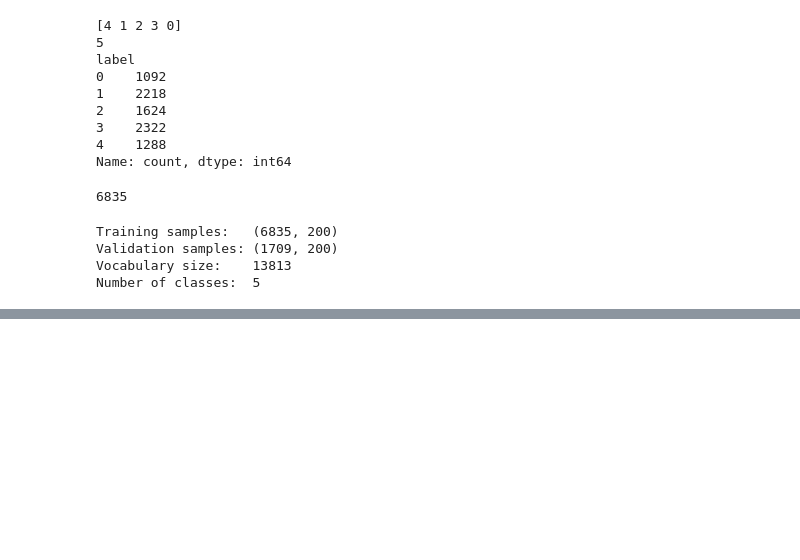
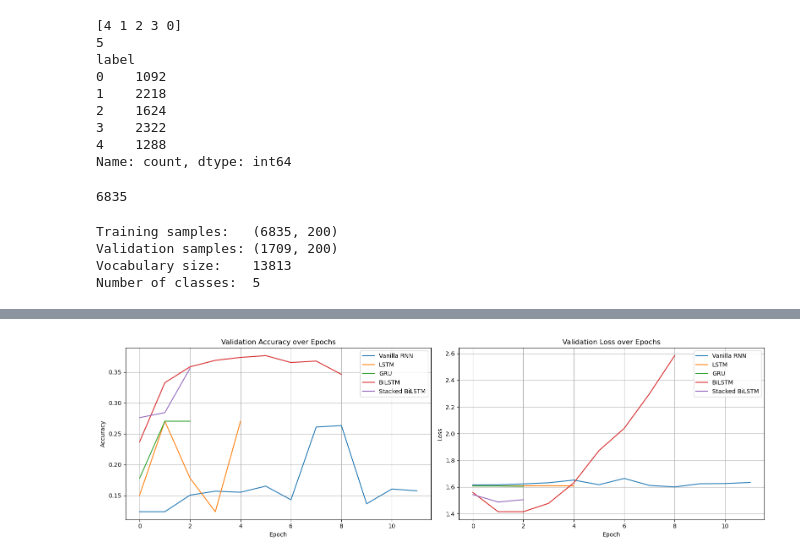
Before and after one commit to asianvader/cam-sentiment-analysis-and-text-classification, a Jupyter notebook: CAM_DS_301_Sentiment_analysis_and_text_classification_Activity_2_2_6.ipynb, the cells around one changed output, grey strips where cells are left out. Cells and saved outputs as stored; diff of their text form; code cells hidden in the pictures; blank space fills up the shorter version.

```diff
--- a/CAM_DS_301_Sentiment_analysis_and_text_classification_Activity_2_2_6.ipynb
+++ b/CAM_DS_301_Sentiment_analysis_and_text_classification_Activity_2_2_6.ipynb
@@ -316,0 +657,19 @@ Epoch 5/5
+# %%
+y_pred_rnn       = np.argmax(vanilla_rnn.predict(X_val_pad), axis=1)
+y_pred_lstm      = np.argmax(lstm_model.predict(X_val_pad), axis=1)
+y_pred_gru       = np.argmax(gru_model.predict(X_val_pad), axis=1)
+y_pred_bi        = np.argmax(bi_lstm.predict(X_val_pad), axis=1)
+y_pred_bi_stacked = np.argmax(stacked_bi_lstm.predict(X_val_pad), axis=1)
+
+models = {
+    'Vanilla RNN':        y_pred_rnn,
+    'LSTM':               y_pred_lstm,
+    'GRU':                y_pred_gru,
+    'BiLSTM':             y_pred_bi,
+    'Stacked BiLSTM':     y_pred_bi_stacked
+}
+
+for name, preds in models.items():
+    print(f"\n{'='*50}\n  {name}\n{'='*50}")
+    print(f"Accuracy: {accuracy_score(y_val_arr, preds):.4f}")
+    print(classification_report(y_val_arr, preds, target_names=label_names))
@@ -316,0 +694,31 @@ Epoch 5/5
+# %%
+histories = {
+    'Vanilla RNN':    history_rnn,
+    'LSTM':           history_lstm,
+    'GRU':            history_gru,
+    'BiLSTM':         history_bi,
+    'Stacked BiLSTM': history_bi_stacked
+}
+
+fig, axes = plt.subplots(1, 2, figsize=(16, 5))
+
+for name, history in histories.items():
+    axes[0].plot(history.history['val_accuracy'], label=name)
+    axes[1].plot(history.history['val_loss'], label=name)
+
+axes[0].set_title('Validation Accuracy over Epochs')
+axes[0].set_xlabel('Epoch')
+axes[0].set_ylabel('Accuracy')
+axes[0].legend()
+axes[0].grid(True)
+
+axes[1].set_title('Validation Loss over Epochs')
+axes[1].set_xlabel('Epoch')
+axes[1].set_ylabel('Loss')
+axes[1].legend()
+axes[1].grid(True)
+
+plt.tight_layout()
+plt.show()
+# %% [output]
+[figure, added]
```
Also changed, not shown: parts of 27 cells of this notebook.
